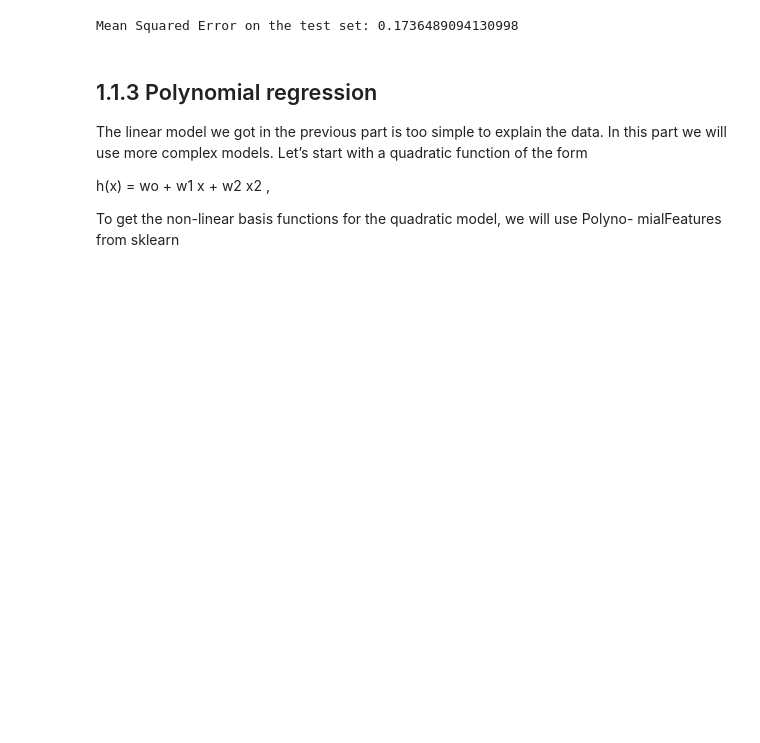
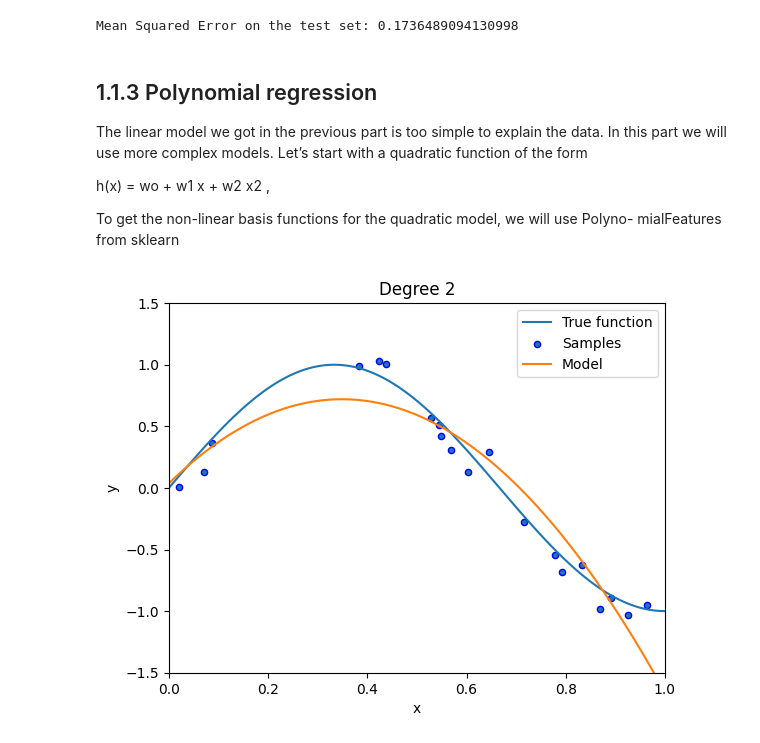
Before and after one commit to faris771/ENCS5141_AI_LAB, a Jupyter notebook: EXP4.ipynb, the cells around one changed output. Saved outputs shown, nothing was run; the diff lists cells and outputs as text; code cells hidden in the pictures; blank space fills up the shorter version.

```diff
--- a/EXP4.ipynb
+++ b/EXP4.ipynb
@@ -125,3 +129,24 @@ h(x) = wo + w1 x + w2 x2 ,
 
 To get the non-linear basis functions for the quadratic model, we will use Polyno-
 mialFeatures from sklearn
+# %%
+from sklearn.preprocessing import PolynomialFeatures
+
+polynomial_features = PolynomialFeatures(2, include_bias=True)
+q_model = LinearRegression()
+q_model.fit(polynomial_features.fit_transform(X_train[:, np.newaxis]),
+            y_train)
+x = np.linspace(0, 1, 100)
+plt.plot(x, true_fun(x), label="True function")
+plt.scatter(X_train, y_train, edgecolor="b", s=20, label="Samples")
+plt.plot(x, q_model.predict(polynomial_features.fit_transform(x[:,
+                                                              np.newaxis])), label="Model")
+plt.xlabel("x")
+plt.ylabel("y")
+plt.xlim((0, 1))
+plt.ylim((-1.5, 1.5))
+plt.legend(loc="best")
+plt.title("Degree 2")
+plt.show()
+# %% [output]
+[figure, added]
```
Also changed, not shown: parts of 41 cells of this notebook.
